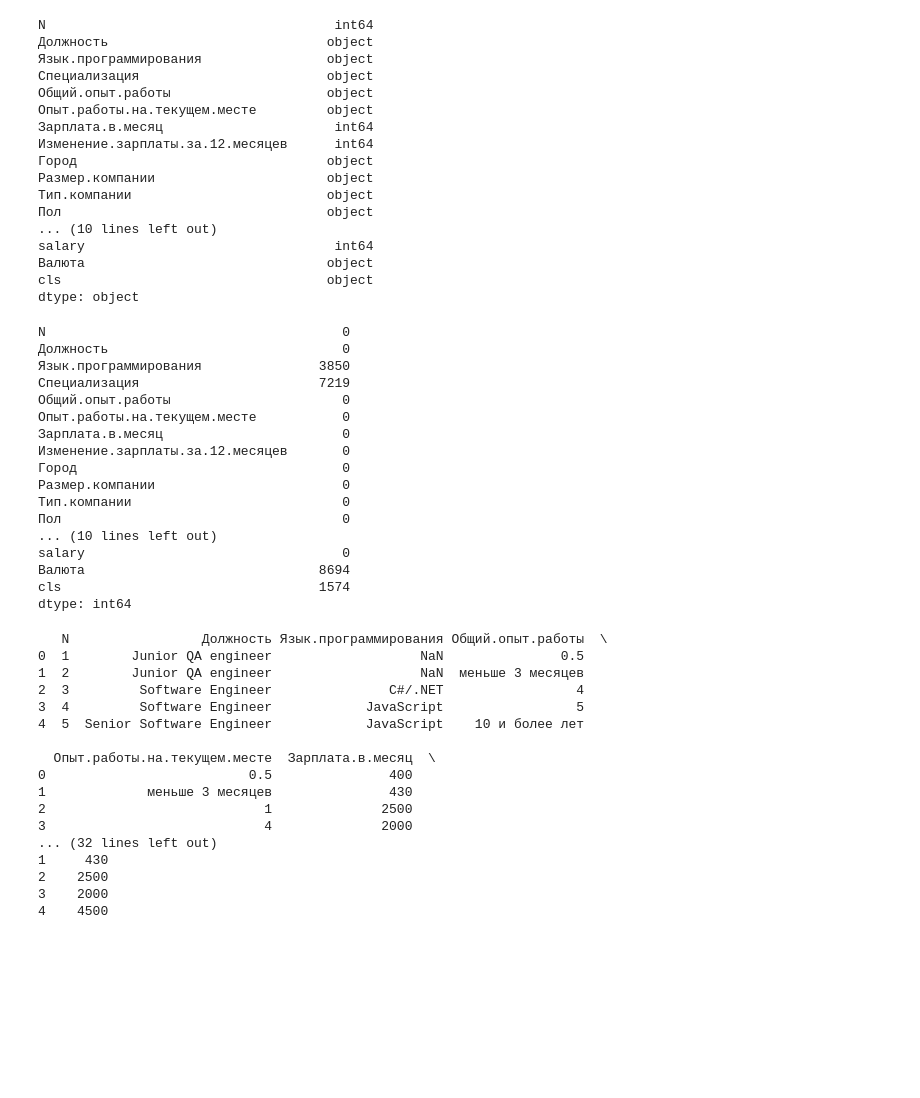
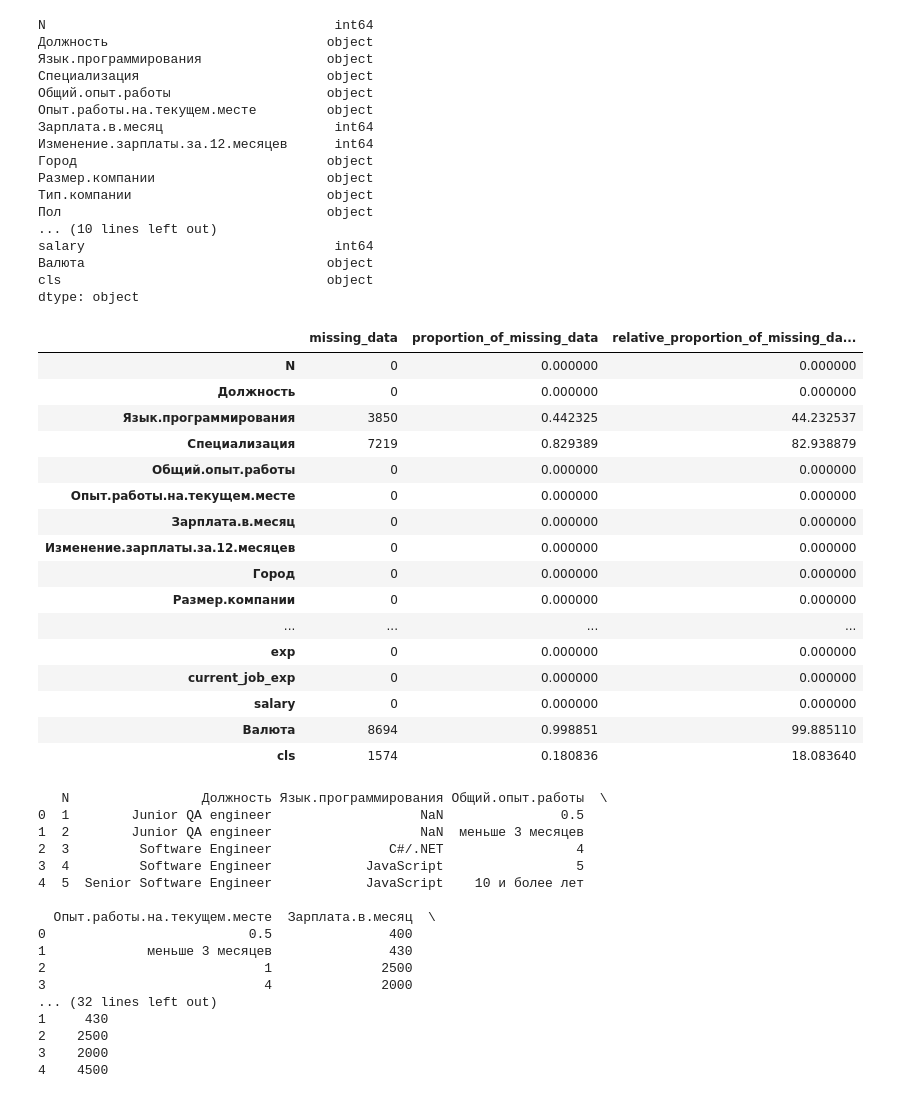
Before and after one commit to DenysTantsiura/datas, a Jupyter notebook: Hw_2.2/Hw2.2.ipynb, the cells around one changed output. Cells and saved outputs as stored; diff of their text form; code cells hidden in the pictures; blank space fills up the shorter version.

```diff
--- a/Hw_2.2/Hw2.2.ipynb
+++ b/Hw_2.2/Hw2.2.ipynb
@@ -61,26 +61,36 @@ cls                                  object
 dtype: object
 # %%
 # Порахуйте, яка частка пропусків міститься в кожній колонці (використовуйте методи isnull та sum)
-map_p2t2 = p2t2.isnull()  # alias .isna()
-# print(map_p2t2)
-print(p2t3 := np.sum(map_p2t2, axis=0))
+def get_proportion_of_missing_data(df: DataFrame):
+    map_df = df.isnull()  # alias .isna()
+    nan_in_df = pd.DataFrame()
+    nan_in_df['missing_data'] = np.sum(map_df, axis=0)
+    nan_in_df['proportion_of_missing_data'] = np.sum(
+        map_df, axis=0) / map_df.shape[0]
+    nan_in_df['relative_proportion_of_missing_data (%)'] = nan_in_df['proportion_of_missing_data'] * 100
+
+    return nan_in_df
+
+
+p2t3 = get_proportion_of_missing_data(p2t2)
+p2t3
 # %% [output]
-N                                      0
-Должность                              0
-Язык.программирования               3850
-Специализация                       7219
-Общий.опыт.работы                      0
-Опыт.работы.на.текущем.месте           0
-Зарплата.в.месяц                       0
-Изменение.зарплаты.за.12.месяцев       0
-Город                                  0
-Размер.компании                        0
-Тип.компании                           0
-Пол                                    0
-... (10 lines left out)
-salary                                 0
-Валюта                              8694
-cls                                 1574
-dtype: int64
+|  | missing_data | proportion_of_missing_data | relative_proportion_of_missing_da... |
+| N | 0 | 0.000000 | 0.000000 |
+| Должность | 0 | 0.000000 | 0.000000 |
+| Язык.программирования | 3850 | 0.442325 | 44.232537 |
+| Специализация | 7219 | 0.829389 | 82.938879 |
+| Общий.опыт.работы | 0 | 0.000000 | 0.000000 |
+| Опыт.работы.на.текущем.месте | 0 | 0.000000 | 0.000000 |
+| Зарплата.в.месяц | 0 | 0.000000 | 0.000000 |
+| Изменение.зарплаты.за.12.месяцев | 0 | 0.000000 | 0.000000 |
+| Город | 0 | 0.000000 | 0.000000 |
+| Размер.компании | 0 | 0.000000 | 0.000000 |
+| ... | ... | ... | ... |
+| exp | 0 | 0.000000 | 0.000000 |
+| current_job_exp | 0 | 0.000000 | 0.000000 |
+| salary | 0 | 0.000000 | 0.000000 |
+| Валюта | 8694 | 0.998851 | 99.885110 |
+| cls | 1574 | 0.180836 | 18.083640 |
 # %%
 # Видаліть усі стовпці з пропусками, крім стовпця 'Мова програмування'
```
Also changed, not shown: parts of 2 cells of this notebook, 2 other files.
